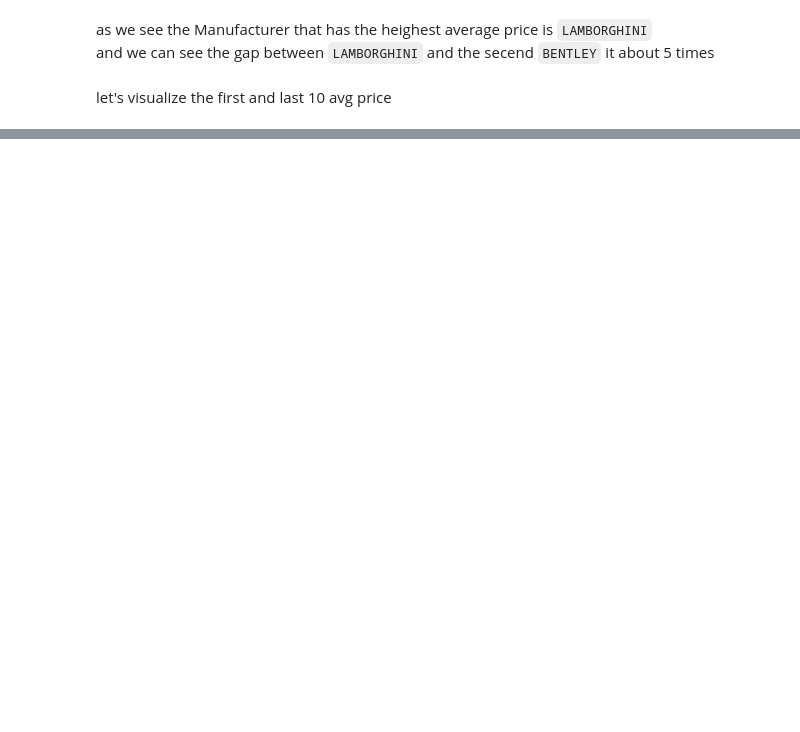
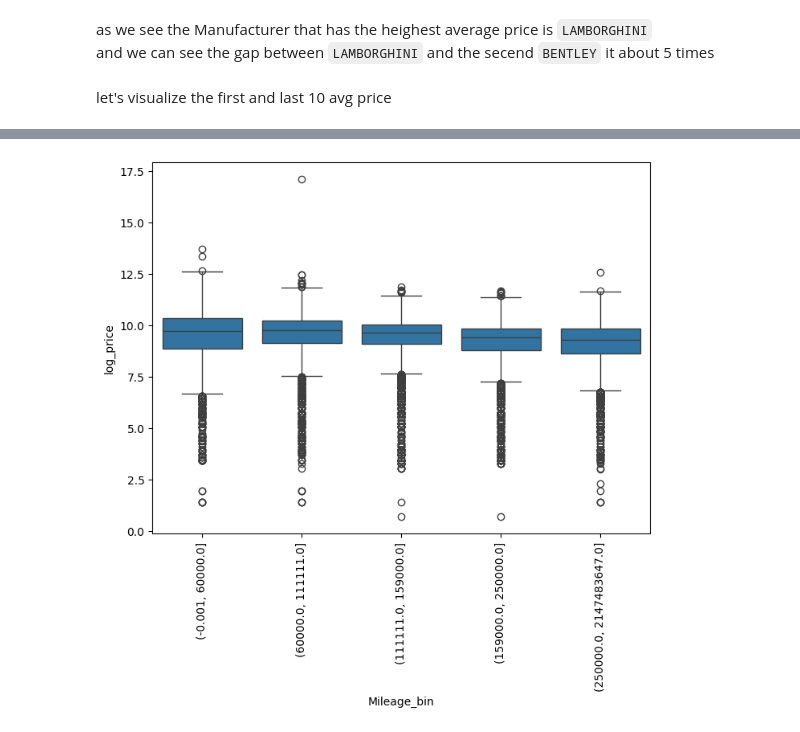
Before and after one commit to ahmeddiab1234/IEEE-CS--Amabsseador-AI-25, a Jupyter notebook: Final_Project/notebook.ipynb, the cells around one changed output, grey strips where cells are left out. Cells and saved outputs as stored; diff of their text form; code cells hidden in the pictures; blank space fills up the shorter version.

```diff
--- a/Final_Project/notebook.ipynb
+++ b/Final_Project/notebook.ipynb
@@ -170,14 +293,16 @@ let's handle the outlier
 - let's change the outlier values in engine volume to be in range lower&upper
 - remove 0 from year-prod
 # %%
-q1 = car_sales['Engine volume'].quantile(0.25)
-q3 = car_sales['Engine volume'].quantile(0.75)
-iqr = q3-q1
-lower = q1-1.5*iqr
-upper = q3+1.5*iqr
+cols = ['Mileage','Engine volume']
+for col in cols:
+    q1 = car_sales[col].quantile(0.25)
+    q3 = car_sales[col].quantile(0.75)
+    iqr = q3-q1
+    lower = q1-1.5*iqr
+    upper = q3+1.5*iqr
 
-car_sales['Engine volume'] = np.where(car_sales['Engine volume'] < lower, lower,
-                                np.where(car_sales['Engine volume'] > upper, upper, car_sales['Engine volume']))
+    car_sales[col] = np.where(car_sales[col] < lower, lower,
+                                    np.where(car_sales[col] > upper, upper, car_sales[col]))
 # %%
 zero_year_prod = car_sales[car_sales['Prod. year']==0].index
 car_sales.drop(zero_year_prod, axis=0, inplace=True)
@@ -261,10 +424,12 @@ plt.show()
 # %%
 plt.figure(figsize=(8,6))
 
-sns.boxplot(x='Mileage',y='Price',data=car_sales)
-plt.title('Box plot for Mileage vs Price')
+car_sales['Mileage_bin'] = pd.qcut(car_sales['Mileage'], q=5)
+sns.boxplot(x='Mileage_bin', y='log_price', data=car_sales)
 plt.xticks(rotation=90)
 plt.show()
+# %% [output]
+[figure, added]
 # %%
 plt.figure(figsize=(10,6))
 
```
Also changed, not shown: parts of 48 cells of this notebook, 1 other file.
